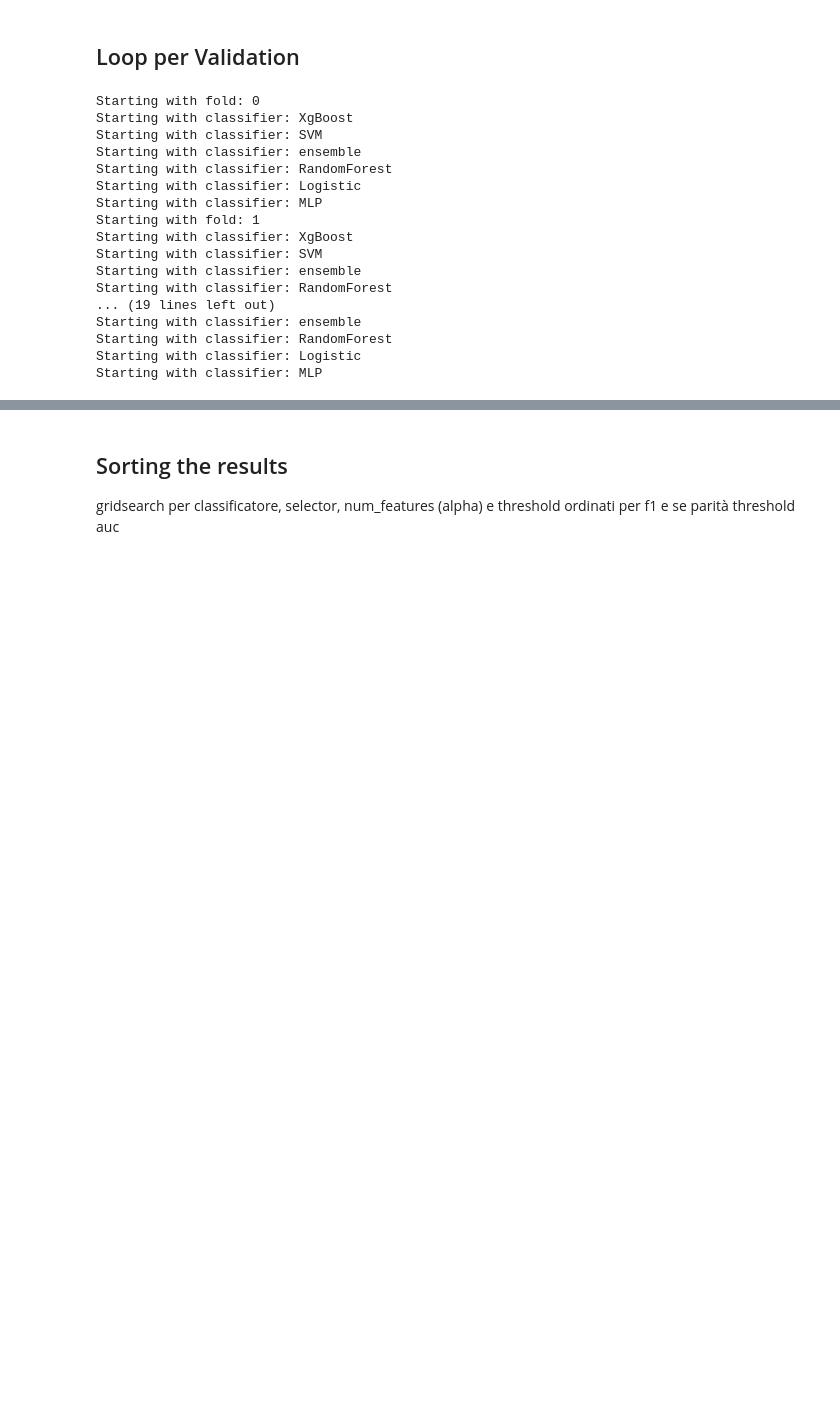
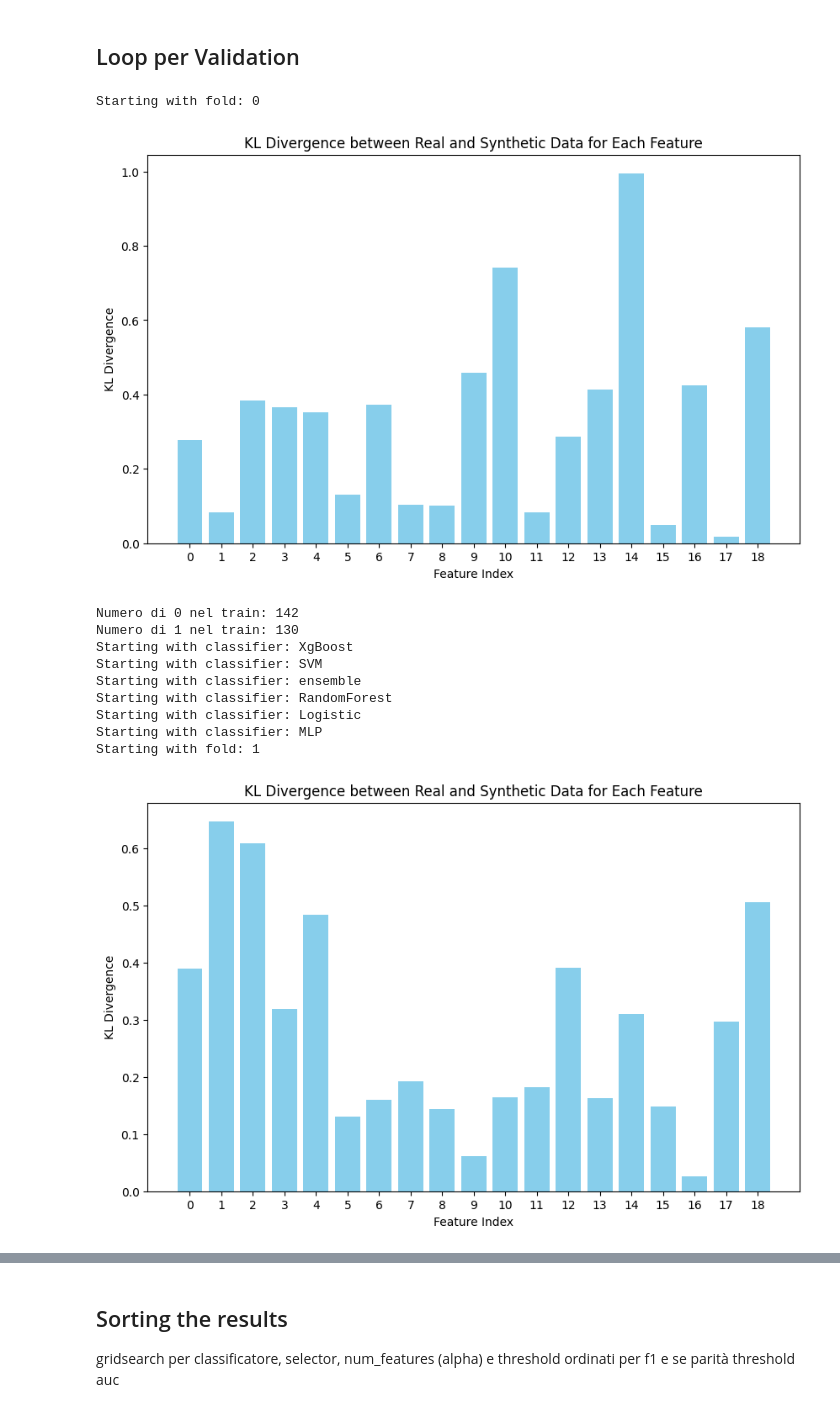
Before and after one commit to alessiamenozzi/ThesisPlaques, a Jupyter notebook: Classificatori/Classificatore3DEncoder.ipynb, the cells around one changed output, grey strips where cells are left out. Saved outputs shown, nothing was run; the diff lists cells and outputs as text; code cells hidden in the pictures; blank space fills up the shorter version.

Commit message:
Aggiunto dati sintetici

```diff
--- a/Classificatori/Classificatore3DEncoder.ipynb
+++ b/Classificatori/Classificatore3DEncoder.ipynb
@@ -65,7 +65,7 @@ Patient Names:  [5, 12, 15, 16, 17, 19, 22, 23, 24, 25, 26, 27, 29, 30, 31, 33,
 ### caricamento features encoder
 # %%
 
-file_path = "../CSV/Features_Resnet50.csv"
+file_path = "../CSV/Features_VGG19.csv"
 df = pd.read_csv(file_path, sep=',')
 
 
@@ -479,28 +485,30 @@ scaler = StandardScaler()
 X_train_scaled = scaler.fit_transform(X_train)
 X_test_scaled = scaler.transform(X_test)
 
+
 ## FEATURE CORRELATION
 
-X_train_reduced, dropped_features = remove_highly_correlated_features(X_train_scaled, 0.8)
+X_train_reduced, dropped_features = remove_highly_correlated_features(X_train_scaled, 0.7)
 #X_val_reduced = np.delete(X_val, dropped_features, axis=1)
 X_test_reduced = np.delete(X_test_scaled, dropped_features, axis=1)
 
 print(X_train_reduced.shape)
-print(X_test_reduced.shape)
+#print(X_test_reduced.shape)
 #print(X_val_reduced.shape)
 
 # RIMOZIONE FEATURES CON P_VALUE ELEVATO
 
-X_train_reduced, features_to_keep = remove_high_pvalue_features(X_train, Y_train, alpha=0.05)
+X_train_reduced, features_to_keep = remove_high_pvalue_features(X_train_reduced, Y_train, alpha=0.05)
 #X_val_reduced = X_val_reduced[:, features_to_keep]
-X_test_reduced = X_test[:, features_to_keep]
-
+X_test_reduced = X_test_reduced[:, features_to_keep]
+print(X_train_reduced.shape)
 
 ## RIDUZIONE DELLA DIMENSIONALITA CON PCA
 
-pca = PCA(n_components=25)  # Tengo 25 componenti
+pca = PCA(n_components=9)  # Tengo 25 componenti
 #X_train_reduced = pca.fit_transform(X_train_reduced)
 #X_test_reduced = pca.transform(X_test_reduced)
+#print(sum(pca.explained_variance_ratio_))
 
 print(X_train_reduced.shape)
 print(X_test_reduced.shape)
@@ -571,13 +684,24 @@ for fold_idx, (train_index, val_index) in enumerate(skf.split(X_train_reduced, Y
     x_train_red, X_val_reduced = X_train_reduced[train_index], X_train_reduced[val_index]
     y_train_red, y_val = Y_train[train_index], Y_train[val_index]
 
-    x_train_reduced, y_train = smote.fit_resample(x_train_red, y_train_red)
-
-    zero_count = np.sum(y_val == 0)
-    one_count = np.sum(y_val == 1)
+    zero_count = np.sum(y_train_red == 0)
+    one_count = np.sum(y_train_red == 1)
 
     #print(f"Numero di 0 nel train: {zero_count}")
     #print(f"Numero di 1 nel train: {one_count}")
+
+    ## SMOTE
+    #x_train_reduced, y_train = smote.fit_resample(x_train_red, y_train_red)
+
+    ## DATI SINTETICI
+    x_train_reduced, y_train = generate_synthetic_data_ctgan_with_kl(x_train_red, y_train_red, 200)
+
+    #print(y_train)
+    zero_count = np.sum(y_train == 0)
+    one_count = np.sum(y_train == 1)
+
+    print(f"Numero di 0 nel train: {zero_count}")
+    print(f"Numero di 1 nel train: {one_count}")
 
     for i, classifier in enumerate(classifiers):
         print("Starting with classifier:", classifier)
@@ -598,7 +722,7 @@ for fold_idx, (train_index, val_index) in enumerate(skf.split(X_train_reduced, Y
                     elif classifier == 'XgBoost':
                         classi = XGBClassifier(random_state=42)
                     elif classifier == 'MLP':
-                        classi = MLPClassifier(hidden_layer_sizes=(128, 64, 32), max_iter=1000, random_state=42, early_stopping=True, learning_rate='adaptive')
+                        classi = MLPClassifier(hidden_layer_sizes=(128, 64, 32), max_iter=1000, random_state=42, early_stopping=True, learning_rate='adaptive', activation = 'logistic')
                     elif classifier == 'ensemble':
                         rf_model = RandomForestClassifier(n_estimators=100, random_state=42)
                         logistic_model = LogisticRegression(random_state=42)
@@ -706,46 +830,41 @@ for fold_idx, (train_index, val_index) in enumerate(skf.split(X_train_reduced, Y
 
                         # Itera su tutte le soglie e salva i risultati per ognuna
                         for threshold in thresholds:
 
                             best_case_val = classification_threshold(y_proba_test, y_val, threshold, 0, t, selected_features)
 
                             if best_case_val:
                                 results_val_2_others[k] = {
                                     'fold': fold_idx,
                                     'classifier': classifier,
                                     'selector': selector,
                                     'alpha': 0,
                                     'num_features': t,
                                     'selected_features': best_case_val['selected_features'],
                                     'pr_auc': pr_auc,
                                     'roc_auc': roc_auc_val,
                                     'f1': best_case_val['f1'],
                                     'accuracy': best_case_val['accuracy'],
                                     'confusion_matrix': best_case_val['confusion_matrix'],
                                     'threshold': threshold,
                                     'fpr': fpr_val,
                                     'tpr': tpr_val,
                                     'roc_thresholds_val':roc_thresholds_val,
                                     'model': classi
                                 }
                                 k = k + 1
                             else:
                                 print("sono vuoto")
 # %% [output]
 Starting with fold: 0
-Starting with classifier: XgBoost
-Starting with classifier: SVM
-Starting with classifier: ensemble
-Starting with classifier: RandomForest
-Starting with classifier: Logistic
-Starting with classifier: MLP
-Starting with fold: 1
-Starting with classifier: XgBoost
-Starting with classifier: SVM
-Starting with classifier: ensemble
-Starting with classifier: RandomForest
-... (19 lines left out)
-Starting with classifier: ensemble
-Starting with classifier: RandomForest
-Starting with classifier: Logistic
-Starting with classifier: MLP
+[figure, added]
+Numero di 0 nel train: 142
+Numero di 1 nel train: 130
+Starting with classifier: XgBoost
+Starting with classifier: SVM
+Starting with classifier: ensemble
+Starting with classifier: RandomForest
+Starting with classifier: Logistic
+Starting with classifier: MLP
+Starting with fold: 1
+[figure, added]
```
Also changed, not shown: parts of 11 cells of this notebook.
